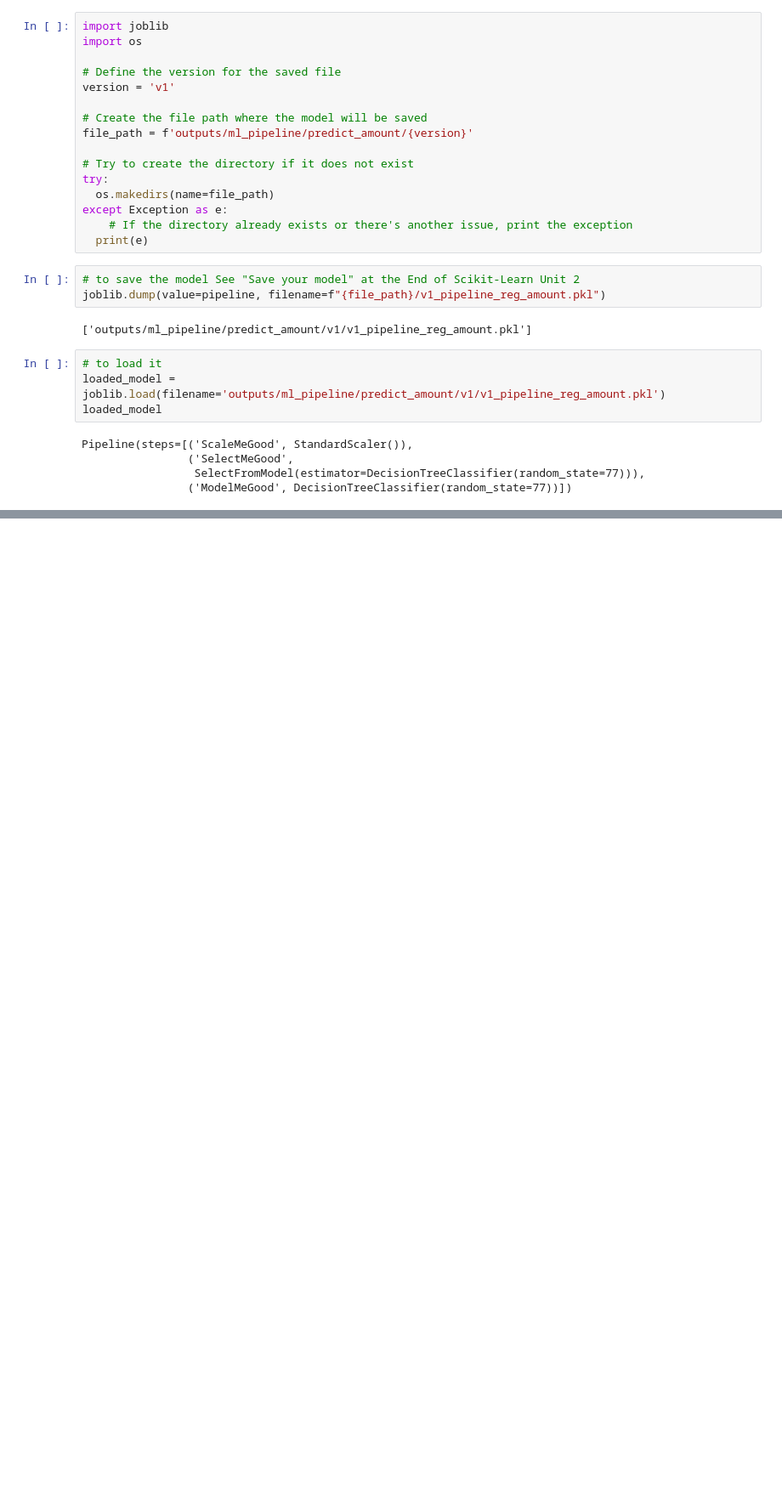
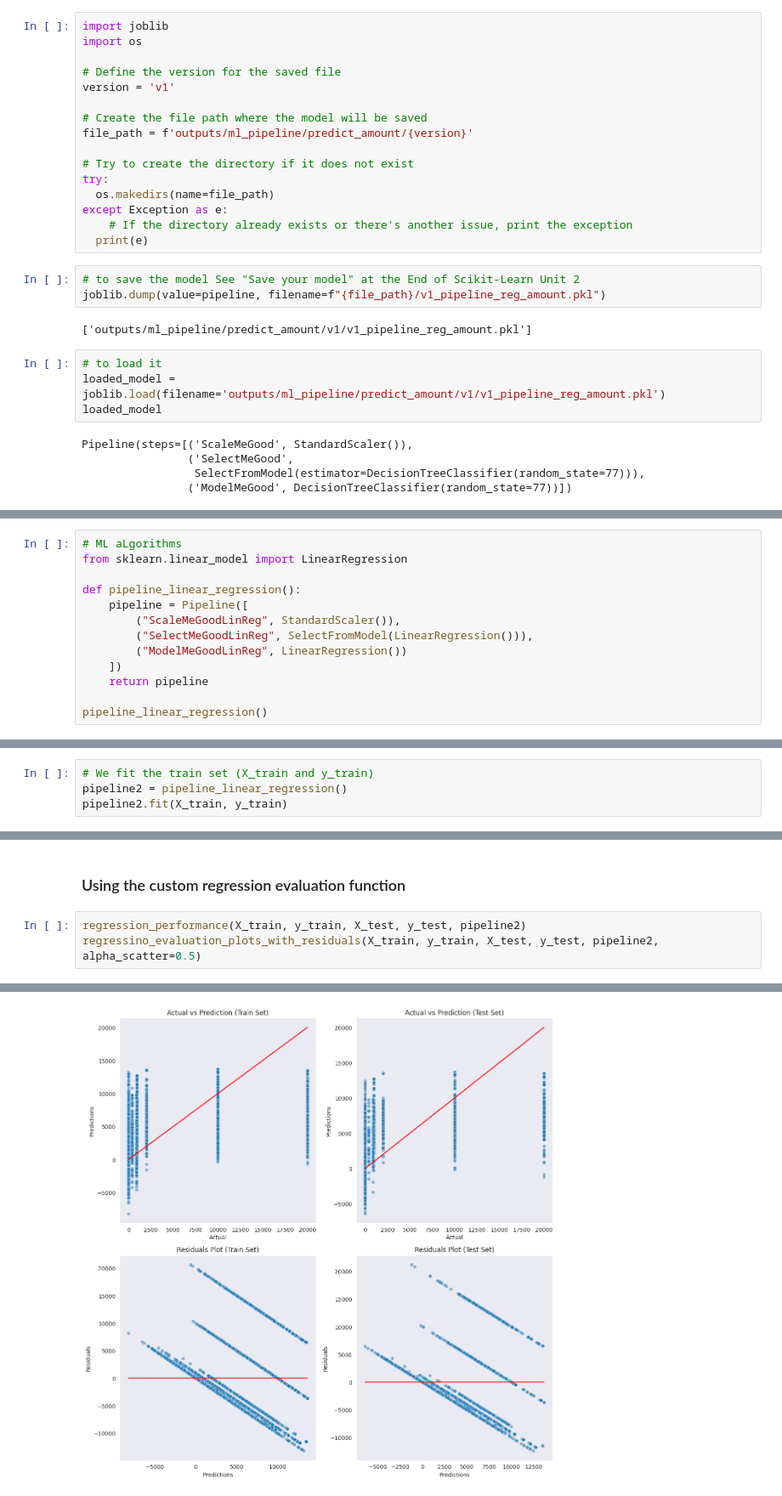
Before and after one commit to Cyril-CRGB/GazetteAnaliticsTools, a Jupyter notebook: jupyter_notebooks/5modeling_predict_amount.ipynb, the cells around one changed output, grey strips where cells are left out. Shown at 85% size. Cells and saved outputs as stored; diff of their text form; blank space fills up the shorter version.

Commit message:
Add: 5modeling_predict_amount, custom regression evaluation and 6modeling_predict_damage, using custom classification evaluation

```diff
--- a/jupyter_notebooks/5modeling_predict_amount.ipynb
+++ b/jupyter_notebooks/5modeling_predict_amount.ipynb
@@ -292,0 +296,13 @@ then Scikit-Learn Unit 3:
+# %%
+# ML aLgorithms
+from sklearn.linear_model import LinearRegression
+
+def pipeline_linear_regression():
+    pipeline = Pipeline([
+        ("ScaleMeGoodLinReg", StandardScaler()),
+        ("SelectMeGoodLinReg", SelectFromModel(LinearRegression())),
+        ("ModelMeGoodLinReg", LinearRegression())
+    ])
+    return pipeline
+
+pipeline_linear_regression()
@@ -292,0 +314,4 @@ then Scikit-Learn Unit 3:
+# %%
+# We fit the train set (X_train and y_train)
+pipeline2 = pipeline_linear_regression()
+pipeline2.fit(X_train, y_train)
@@ -292,0 +455,6 @@ then Scikit-Learn Unit 3:
+# %% [markdown]
+### Using the custom regression evaluation function
+# %%
+regression_performance(X_train, y_train, X_test, y_test, pipeline2)
+regressino_evaluation_plots_with_residuals(X_train, y_train, X_test, y_test, pipeline2, alpha_scatter=0.5)
+# %% [output]
@@ -292,0 +475 @@ then Scikit-Learn Unit 3:
+[figure, added]
```
Also changed, not shown: parts of 17 cells of this notebook, 2 other files.
